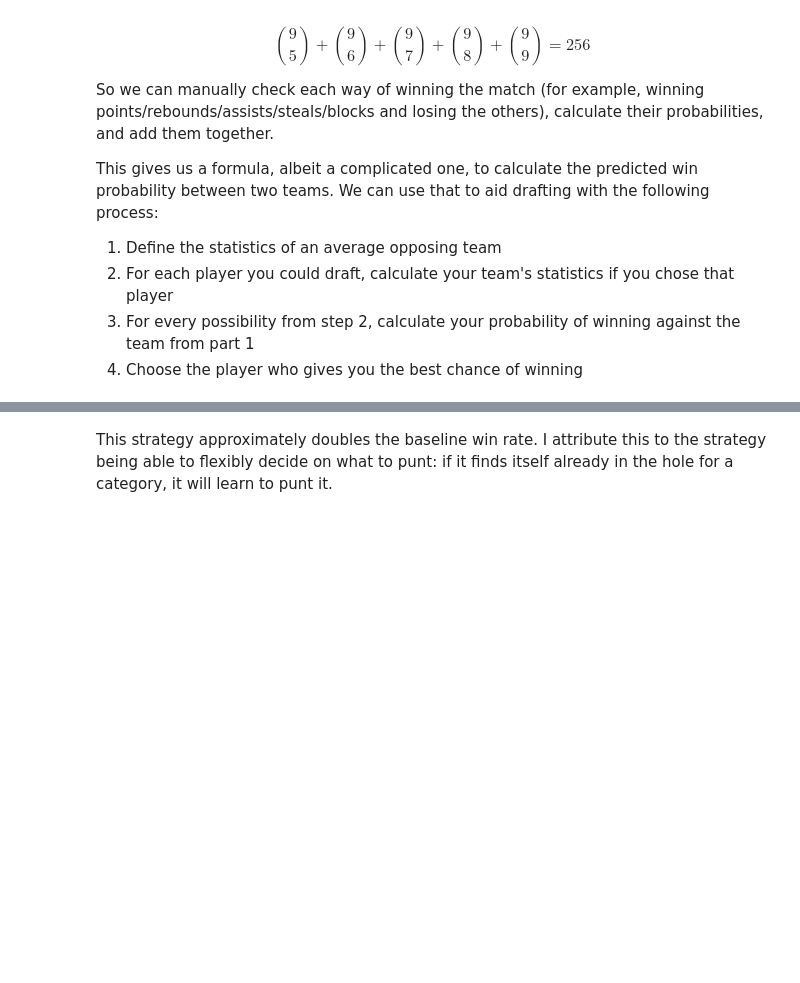
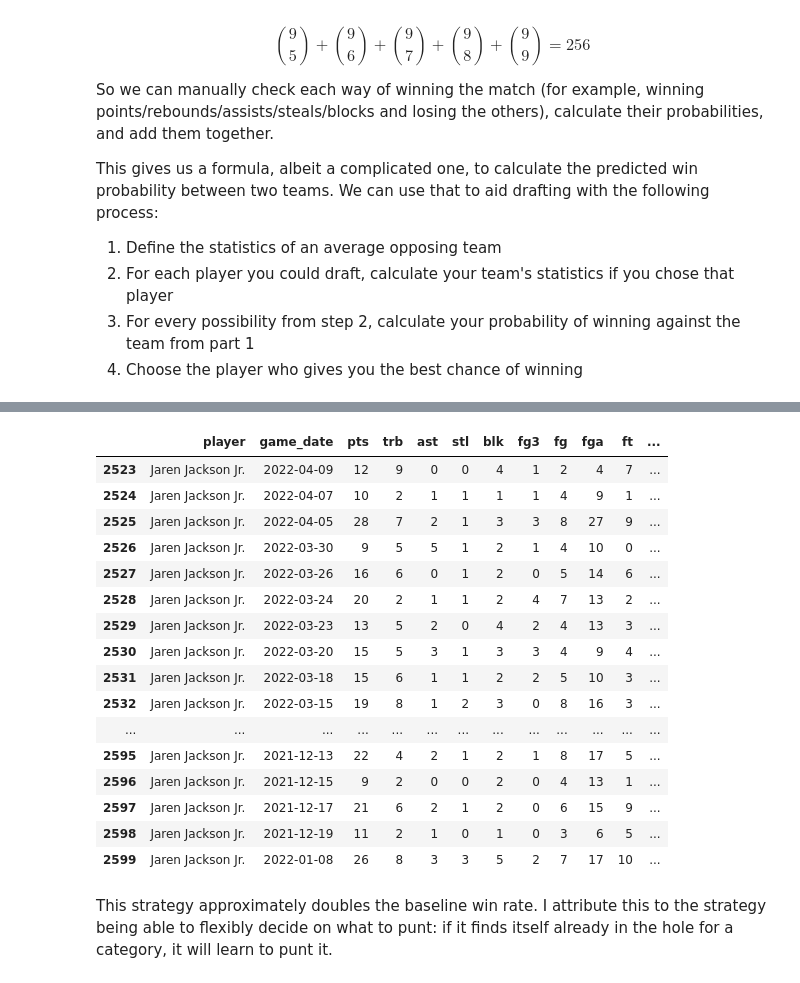
Before and after one commit to zer2/Fantasy-Basketball--in-progress-, a Jupyter notebook: Basketball drafting.ipynb, the cells around one changed output, grey strips where cells are left out. Saved outputs shown, nothing was run; the diff lists cells and outputs as text; code cells hidden in the pictures; blank space fills up the shorter version.

```diff
--- a/Basketball drafting.ipynb
+++ b/Basketball drafting.ipynb
@@ -44,6 +44,17 @@ stat_df = pd.read_csv('../data/ASA All NBA Raw Data.csv')
 essential_info = stat_df[['player','game_date','pts','trb','ast','stl','blk','fg3','fg','fga','ft','fta','tov']]
 # %% [markdown]
 The most important infrastructure is code simulating an actual NBA fantasy season, so that we can evaluate the success of our strategies. Actually, since our model is probabilistic, we want to run many seasons and get the average # of wins
+# %%
+essential_info['game_date'] = pd.to_datetime(essential_info['game_date'])
+essential_info_2021_season = essential_info[(essential_info['game_date'] >= '2021-10-19') &  \
+                                            (essential_info['game_date'] <= '2022-4-10')]
+essential_info_2021_season['week'] = essential_info['game_date'].dt.isocalendar()['week']
+
+weekly_df_index = pd.MultiIndex.from_product([pd.unique(essential_info_2021_season['player'])
+                                             ,pd.unique(essential_info_2021_season['week'])]
+                                             ,names = ['player','week'])
+weekly_df_2021_season = essential_info_2021_season.drop(columns = ['game_date']).groupby(['player','week']).sum()
+weekly_df_2021_season = pd.DataFrame(weekly_df_2021_season, index = weekly_df_index ).fillna(0)
 # %%
 def run_multiple_seasons(teams
                          , n = 100
@@ -370,2 +421,22 @@ print(datetime.now() - start)
+# %%
+essential_info[essential_info['player'] == 'Jaren Jackson Jr.']
+# %% [output]
+|  | player | game_date | pts | trb | ast | stl | blk | fg3 | fg | fga | ft | ... |
+| 2523 | Jaren Jackson Jr. | 2022-04-09 | 12 | 9 | 0 | 0 | 4 | 1 | 2 | 4 | 7 | ... |
+| 2524 | Jaren Jackson Jr. | 2022-04-07 | 10 | 2 | 1 | 1 | 1 | 1 | 4 | 9 | 1 | ... |
+| 2525 | Jaren Jackson Jr. | 2022-04-05 | 28 | 7 | 2 | 1 | 3 | 3 | 8 | 27 | 9 | ... |
+| 2526 | Jaren Jackson Jr. | 2022-03-30 | 9 | 5 | 5 | 1 | 2 | 1 | 4 | 10 | 0 | ... |
+| 2527 | Jaren Jackson Jr. | 2022-03-26 | 16 | 6 | 0 | 1 | 2 | 0 | 5 | 14 | 6 | ... |
+| 2528 | Jaren Jackson Jr. | 2022-03-24 | 20 | 2 | 1 | 1 | 2 | 4 | 7 | 13 | 2 | ... |
+| 2529 | Jaren Jackson Jr. | 2022-03-23 | 13 | 5 | 2 | 0 | 4 | 2 | 4 | 13 | 3 | ... |
+| 2530 | Jaren Jackson Jr. | 2022-03-20 | 15 | 5 | 3 | 1 | 3 | 3 | 4 | 9 | 4 | ... |
+| 2531 | Jaren Jackson Jr. | 2022-03-18 | 15 | 6 | 1 | 1 | 2 | 2 | 5 | 10 | 3 | ... |
+| 2532 | Jaren Jackson Jr. | 2022-03-15 | 19 | 8 | 1 | 2 | 3 | 0 | 8 | 16 | 3 | ... |
+| ... | ... | ... | ... | ... | ... | ... | ... | ... | ... | ... | ... | ... |
+| 2595 | Jaren Jackson Jr. | 2021-12-13 | 22 | 4 | 2 | 1 | 2 | 1 | 8 | 17 | 5 | ... |
+| 2596 | Jaren Jackson Jr. | 2021-12-15 | 9 | 2 | 0 | 0 | 2 | 0 | 4 | 13 | 1 | ... |
+| 2597 | Jaren Jackson Jr. | 2021-12-17 | 21 | 6 | 2 | 1 | 2 | 0 | 6 | 15 | 9 | ... |
+| 2598 | Jaren Jackson Jr. | 2021-12-19 | 11 | 2 | 1 | 0 | 1 | 0 | 3 | 6 | 5 | ... |
+| 2599 | Jaren Jackson Jr. | 2022-01-08 | 26 | 8 | 3 | 3 | 5 | 2 | 7 | 17 | 10 | ... |
 # %% [markdown]
 This strategy approximately doubles the baseline win rate. I attribute this to the strategy being able to flexibly decide on what to punt: if it finds itself already in the hole for a category, it will learn to punt it.
```
Also changed, not shown: parts of 10 cells of this notebook.
